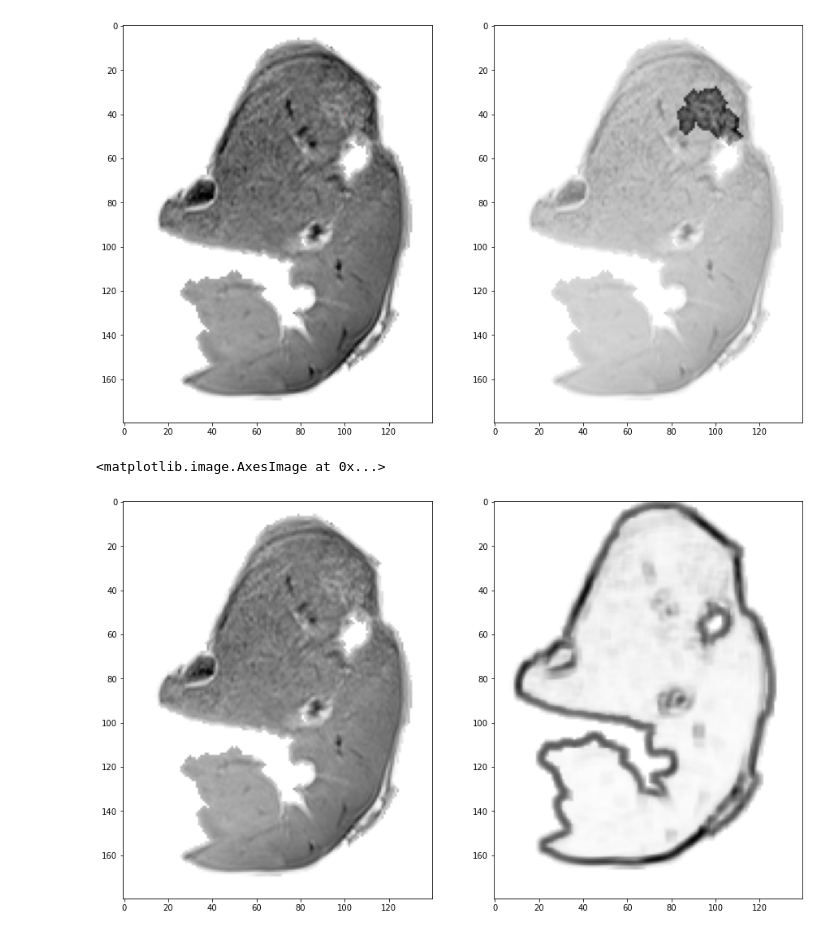
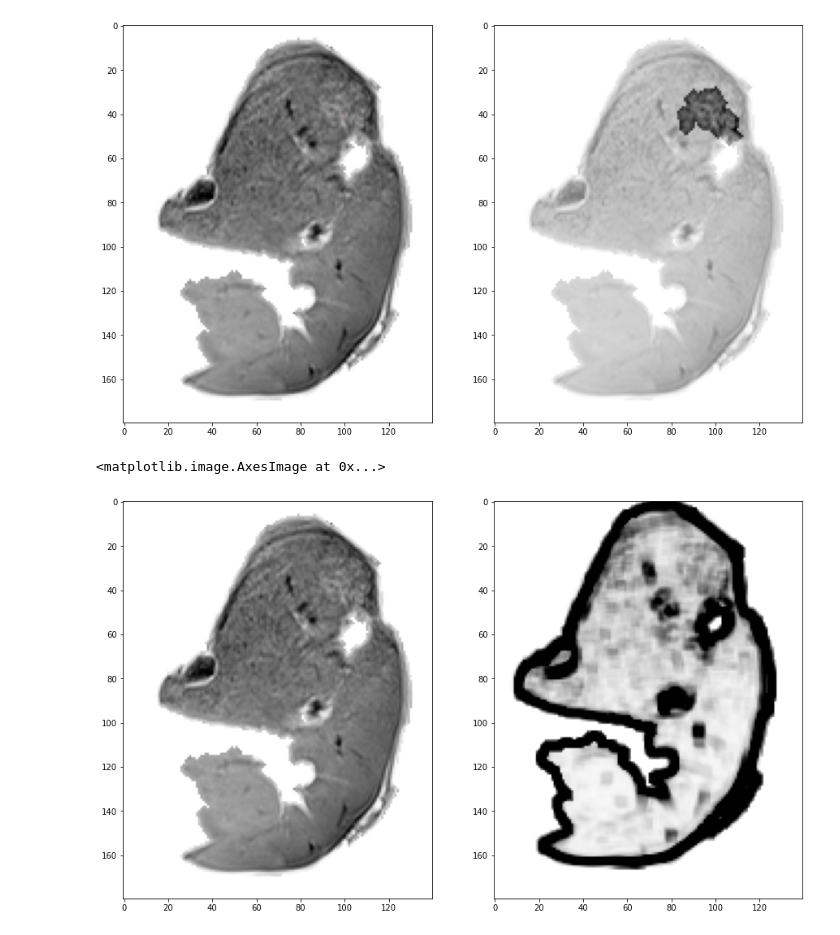
Before and after one commit to defrenned3238/WSBIM2243, a Jupyter notebook: WSBIM2243.ipynb, the cells around one changed output. Drawn from its saved outputs; the diff is of its cells as text; code cells hidden in the pictures.

```diff
--- a/WSBIM2243.ipynb
+++ b/WSBIM2243.ipynb
@@ -620,41 +620,41 @@ plt.imshow((newDone*foieImage*1 + foieImage)[150:290,40:220].T,cmap='Greys')
 # %%
 def variancebloc(A):
     varian = []
-    sens = 1000
+    sens = 50
     for i in range(5, len(A)-5):
         tmp = []
         for j in range(5, len(A[0]) - 5):
             mean = 0
             for k in range(-2, 3):
                 for l in range(-2, 3):
                     mean = mean + A[i + k, j + l]/25
             variantmp = 0
             for k in range(-2, 3):
                 for l in range(-2, 3):
                     variantmp = variantmp + (A[i + k, j + l] - mean)**2 / 25
             variantmp = variantmp**(1/2)
             if variantmp > sens:
                  tmp.append(sens)
             else:
                 tmp.append(variantmp)
         varian.append(tmp)
     return varian
 
 
 image = foieImage.astype(np.int32)
-datakk = datakkkkk(image)
+#datakk = datakkkkk(image)
 imagevar = np.array(variancebloc(image))
 
 
 plt.figure(figsize=(15,10))
 plt.subplot(1, 2, 1)
 plt.imshow(image[150:290,40:220].T, cmap='Greys')
 #derivFoieImage, _ = sobel_operator(foieImage)
 plt.subplot(1, 2, 2)
 plt.imshow(imagevar[150:290,40:220].T, cmap='Greys')
 # %% [output]
 <matplotlib.image.AxesImage at 0x...>
-[figure, old version]
+[figure, new version]
 # %%
 def mean(A):
     if len(A) == 0:
```
Also changed, not shown: parts of 4 cells of this notebook.
